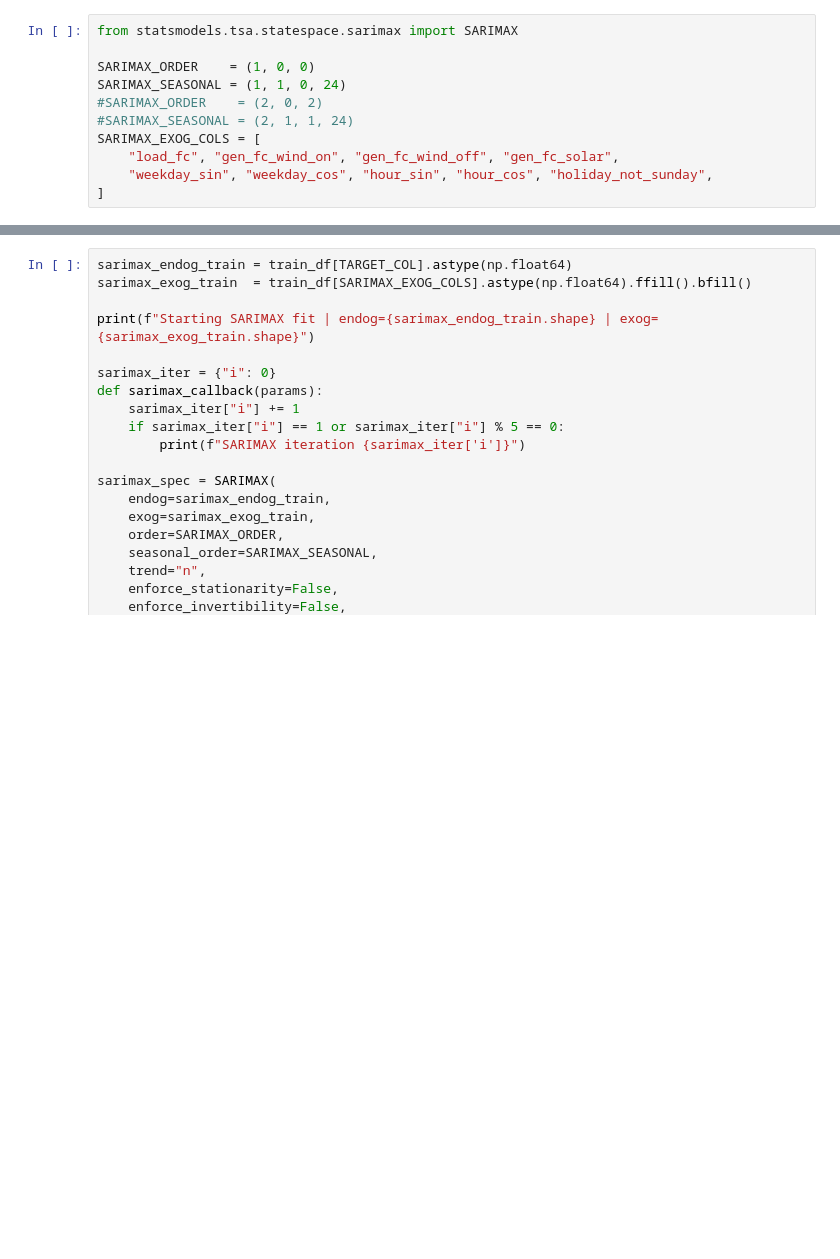
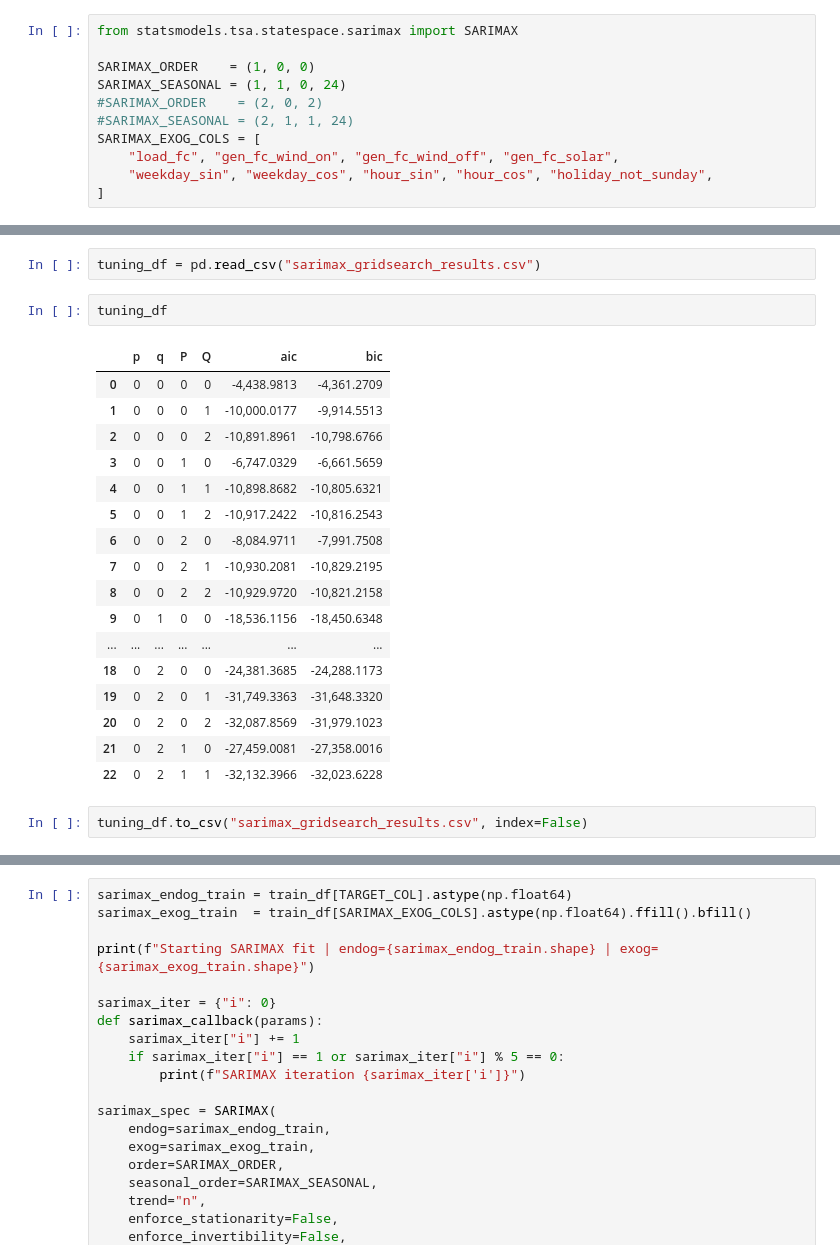
Before and after one commit to ds24m048/masters-thesis, a Jupyter notebook: price-forecast.ipynb, the cells around one changed output, grey strips where cells are left out. Saved outputs shown, nothing was run; the diff lists cells and outputs as text; blank space fills up the shorter version.

```diff
--- a/price-forecast.ipynb
+++ b/price-forecast.ipynb
@@ -1008,0 +1074,24 @@ SARIMAX_EXOG_COLS = [
+# %%
+tuning_df = pd.read_csv("sarimax_gridsearch_results.csv")
+# %%
+tuning_df
+# %% [output]
+|  | p | q | P | Q | aic | bic |
+| 0 | 0 | 0 | 0 | 0 | -4,438.9813 | -4,361.2709 |
+| 1 | 0 | 0 | 0 | 1 | -10,000.0177 | -9,914.5513 |
+| 2 | 0 | 0 | 0 | 2 | -10,891.8961 | -10,798.6766 |
+| 3 | 0 | 0 | 1 | 0 | -6,747.0329 | -6,661.5659 |
+| 4 | 0 | 0 | 1 | 1 | -10,898.8682 | -10,805.6321 |
+| 5 | 0 | 0 | 1 | 2 | -10,917.2422 | -10,816.2543 |
+| 6 | 0 | 0 | 2 | 0 | -8,084.9711 | -7,991.7508 |
+| 7 | 0 | 0 | 2 | 1 | -10,930.2081 | -10,829.2195 |
+| 8 | 0 | 0 | 2 | 2 | -10,929.9720 | -10,821.2158 |
+| 9 | 0 | 1 | 0 | 0 | -18,536.1156 | -18,450.6348 |
+| ... | ... | ... | ... | ... | ... | ... |
+| 18 | 0 | 2 | 0 | 0 | -24,381.3685 | -24,288.1173 |
+| 19 | 0 | 2 | 0 | 1 | -31,749.3363 | -31,648.3320 |
+| 20 | 0 | 2 | 0 | 2 | -32,087.8569 | -31,979.1023 |
+| 21 | 0 | 2 | 1 | 0 | -27,459.0081 | -27,358.0016 |
+| 22 | 0 | 2 | 1 | 1 | -32,132.3966 | -32,023.6228 |
+# %%
+tuning_df.to_csv("sarimax_gridsearch_results.csv", index=False)
```
Also changed, not shown: parts of 9 cells of this notebook.
